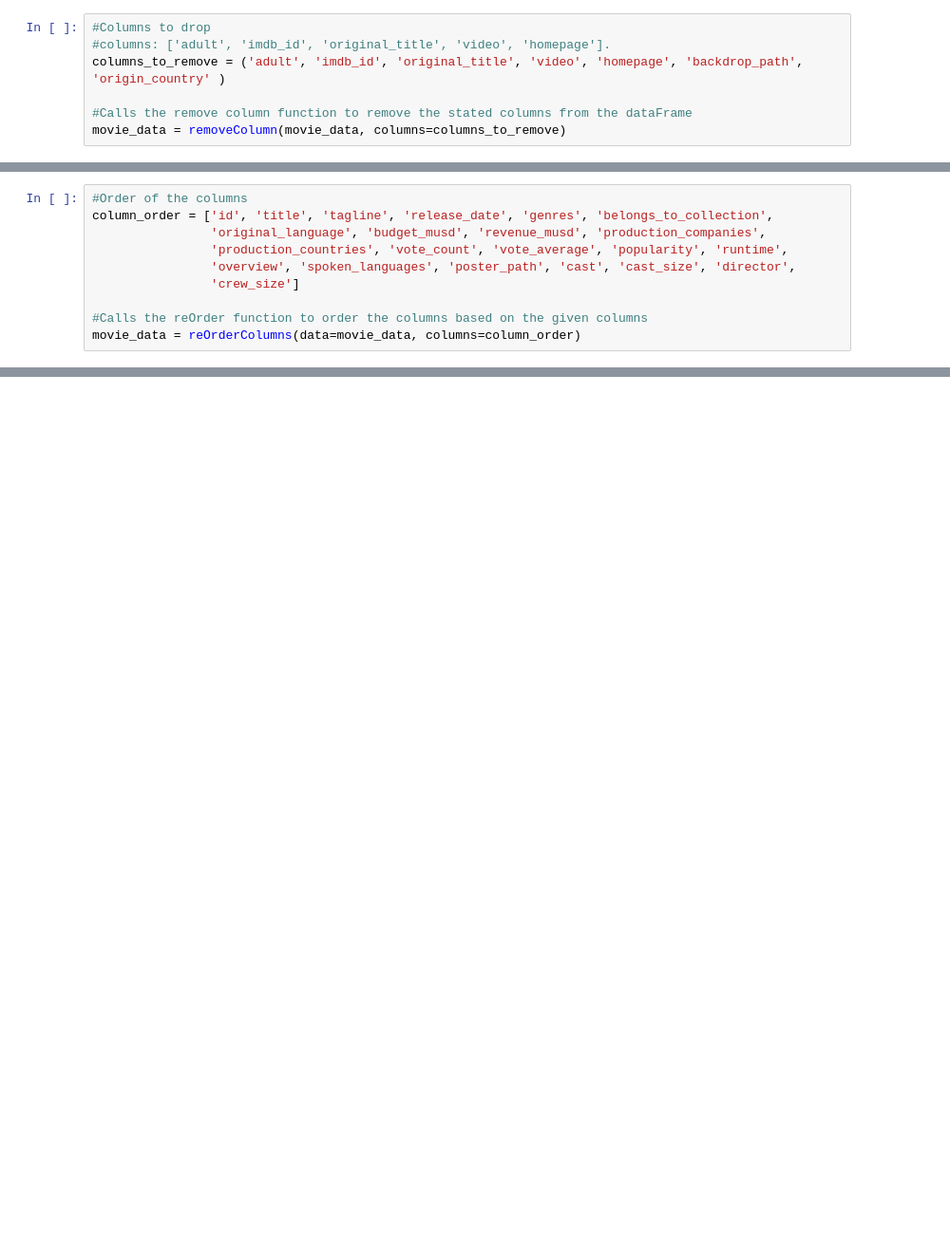
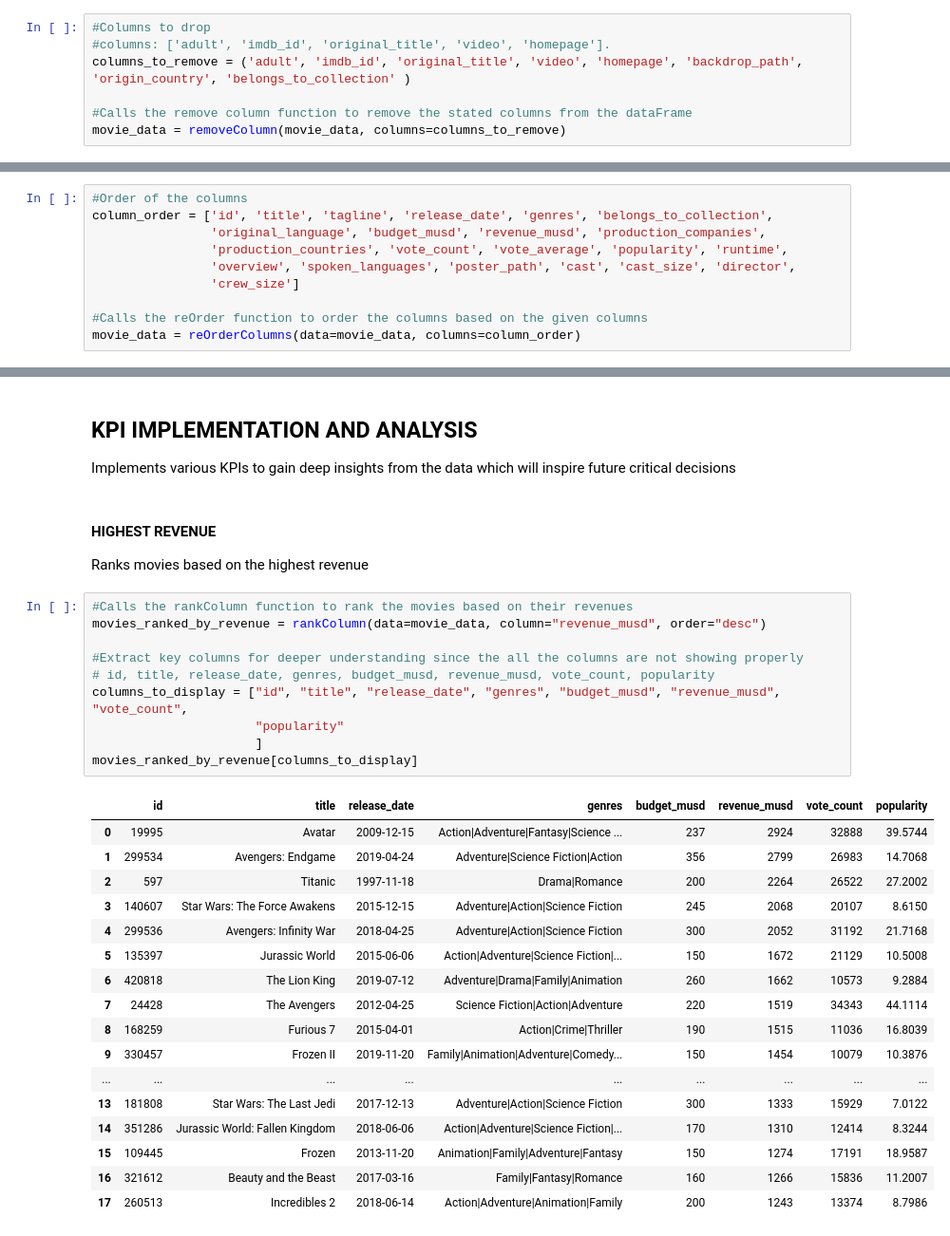
Before and after one commit to PercyAyimbilaNsolemna/TMDB_Movie_Data_Analysis, a Jupyter notebook: Notebook/movieAnalysis.ipynb, the cells around one changed output, grey strips where cells are left out. Shown at 95% size. Drawn from its saved outputs; the diff is of its cells as text; blank space fills up the shorter version.

Commit message:
Add a function that ranks the data based on a given column and the order to be used for the ranking.

```diff
--- a/Notebook/movieAnalysis.ipynb
+++ b/Notebook/movieAnalysis.ipynb
@@ -123,7 +126,7 @@ any duplicate columns (e.g., both belongs_to_collection and belongs_to_collectio
 # %%
 #Columns to drop
 #columns: ['adult', 'imdb_id', 'original_title', 'video', 'homepage'].
-columns_to_remove = ('adult', 'imdb_id', 'original_title', 'video', 'homepage', 'backdrop_path', 'origin_country' )
+columns_to_remove = ('adult', 'imdb_id', 'original_title', 'video', 'homepage', 'backdrop_path', 'origin_country', 'belongs_to_collection' )
 
 #Calls the remove column function to remove the stated columns from the dataFrame
 movie_data = removeColumn(movie_data, columns=columns_to_remove)
@@ -485 +489,37 @@ pd.Series(movie_data.columns)
 dtype: object
+# %% [markdown]
+## **KPI IMPLEMENTATION AND ANALYSIS**
+
+Implements various KPIs to gain deep insights from the data which will inspire future critical decisions
+# %% [markdown]
+#### **HIGHEST REVENUE**
+
+Ranks movies based on the highest revenue
+# %%
+#Calls the rankColumn function to rank the movies based on their revenues
+movies_ranked_by_revenue = rankColumn(data=movie_data, column="revenue_musd", order="desc")
+
+#Extract key columns for deeper understanding since the all the columns are not showing properly
+# id, title, release_date, genres, budget_musd, revenue_musd, vote_count, popularity
+columns_to_display = ["id", "title", "release_date", "genres", "budget_musd", "revenue_musd", "vote_count",
+                      "popularity"
+                      ]
+movies_ranked_by_revenue[columns_to_display]
+# %% [output]
+|  | id | title | release_date | genres | budget_musd | revenue_musd | vote_count | popularity |
+| 0 | 19995 | Avatar | 2009-12-15 | Action|Adventure|Fantasy|Science ... | 237 | 2924 | 32888 | 39.5744 |
+| 1 | 299534 | Avengers: Endgame | 2019-04-24 | Adventure|Science Fiction|Action | 356 | 2799 | 26983 | 14.7068 |
+| 2 | 597 | Titanic | 1997-11-18 | Drama|Romance | 200 | 2264 | 26522 | 27.2002 |
+| 3 | 140607 | Star Wars: The Force Awakens | 2015-12-15 | Adventure|Action|Science Fiction | 245 | 2068 | 20107 | 8.6150 |
+| 4 | 299536 | Avengers: Infinity War | 2018-04-25 | Adventure|Action|Science Fiction | 300 | 2052 | 31192 | 21.7168 |
+| 5 | 135397 | Jurassic World | 2015-06-06 | Action|Adventure|Science Fiction|... | 150 | 1672 | 21129 | 10.5008 |
+| 6 | 420818 | The Lion King | 2019-07-12 | Adventure|Drama|Family|Animation | 260 | 1662 | 10573 | 9.2884 |
+| 7 | 24428 | The Avengers | 2012-04-25 | Science Fiction|Action|Adventure | 220 | 1519 | 34343 | 44.1114 |
+| 8 | 168259 | Furious 7 | 2015-04-01 | Action|Crime|Thriller | 190 | 1515 | 11036 | 16.8039 |
+| 9 | 330457 | Frozen II | 2019-11-20 | Family|Animation|Adventure|Comedy... | 150 | 1454 | 10079 | 10.3876 |
+| ... | ... | ... | ... | ... | ... | ... | ... | ... |
+| 13 | 181808 | Star Wars: The Last Jedi | 2017-12-13 | Adventure|Action|Science Fiction | 300 | 1333 | 15929 | 7.0122 |
+| 14 | 351286 | Jurassic World: Fallen Kingdom | 2018-06-06 | Action|Adventure|Science Fiction|... | 170 | 1310 | 12414 | 8.3244 |
+| 15 | 109445 | Frozen | 2013-11-20 | Animation|Family|Adventure|Fantasy | 150 | 1274 | 17191 | 18.9587 |
+| 16 | 321612 | Beauty and the Beast | 2017-03-16 | Family|Fantasy|Romance | 160 | 1266 | 15836 | 11.2007 |
+| 17 | 260513 | Incredibles 2 | 2018-06-14 | Action|Adventure|Animation|Family | 200 | 1243 | 13374 | 8.7986 |
```
Also changed, not shown: parts of 14 cells of this notebook, 2 other files.
